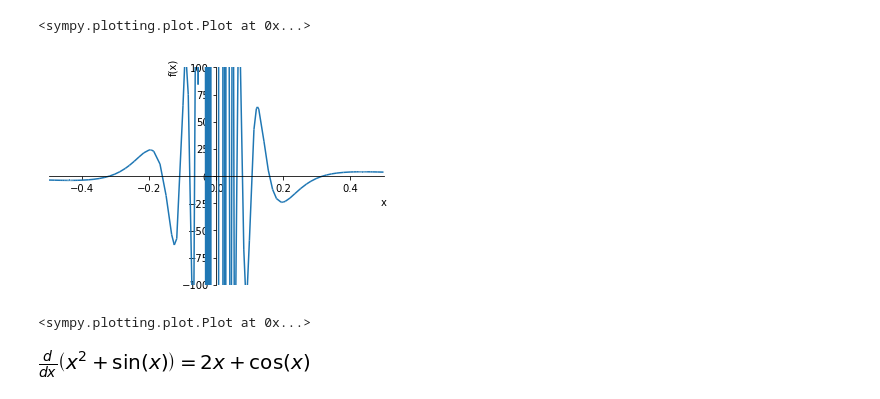
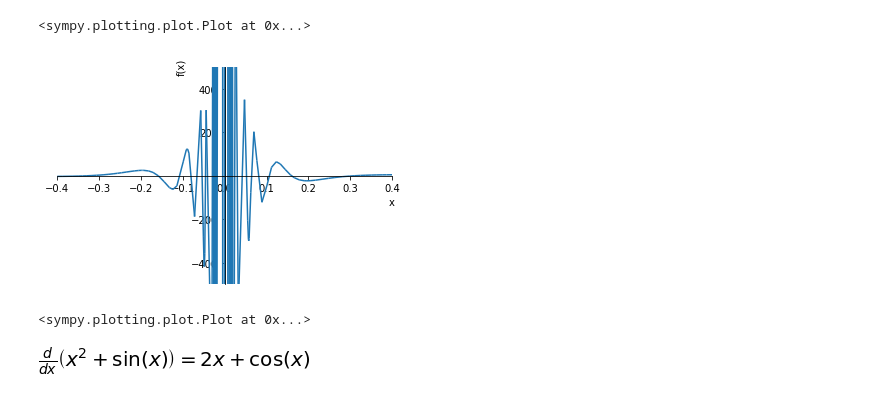
Before and after one commit to xdanger/notebooks, a Jupyter notebook: Mathematics/Essence of Caculus.ipynb, the cells around one changed output. Saved outputs shown, nothing was run; the diff lists cells and outputs as text; code cells hidden in the pictures.

```diff
--- a/Mathematics/Essence of Caculus.ipynb
+++ b/Mathematics/Essence of Caculus.ipynb
@@ -160,9 +160,9 @@ plot(expr1.doit(), expr2.doit(), (x, -10, 10))
 [figure]
 <sympy.plotting.plot.Plot at 0x...>
 # %%
-plot(expr3.doit(), (x, -0.4, 0.4), ylim=(-100, 100))
+plot(expr3.doit(), (x, -0.4, 0.4), ylim=(-500, 500))
 # %% [output]
-[figure, old version]
+[figure, new version]
 <sympy.plotting.plot.Plot at 0x...>
 # %%
 expr4 = Derivative(sin(x) + x**2)
```
